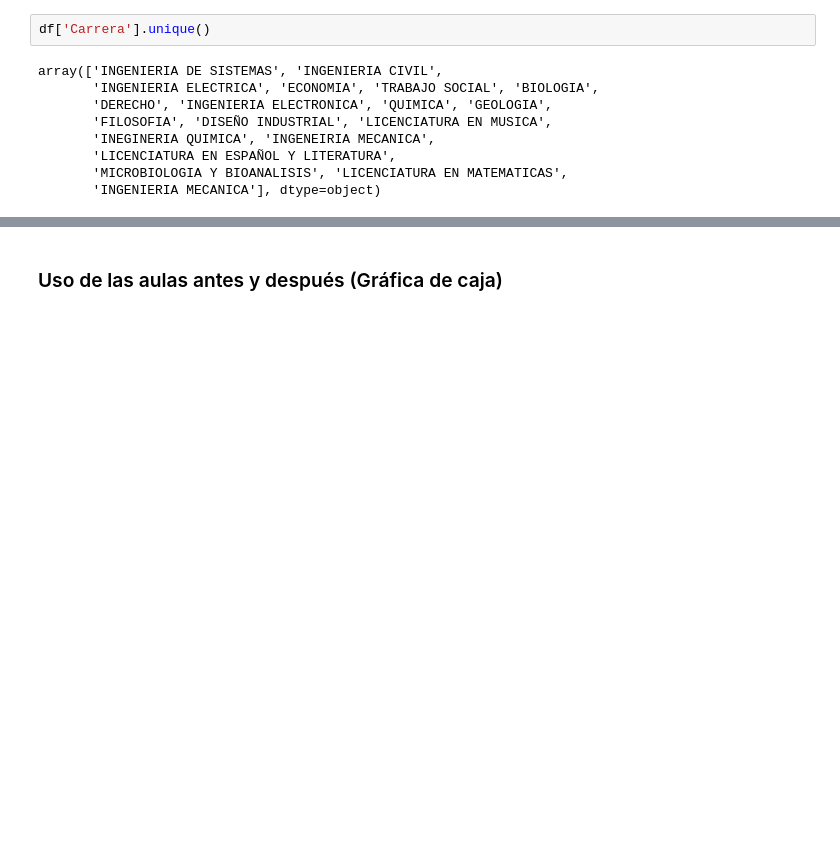
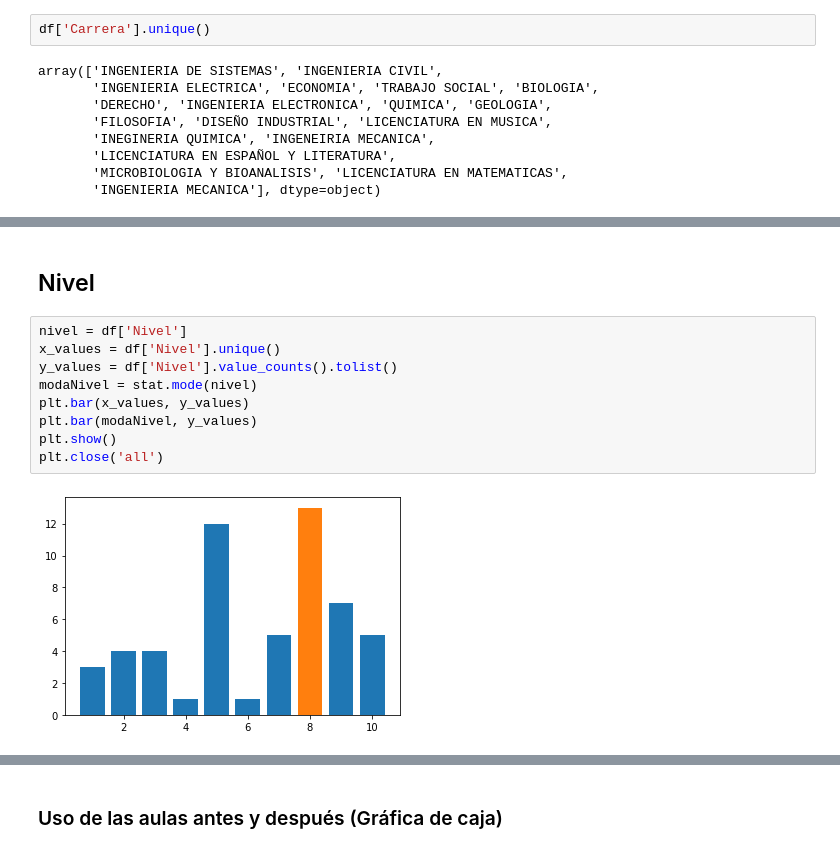
Before and after one commit to sebastianmora04/estadistica_j1, a Jupyter notebook: modelo.ipynb, the cells around one changed output, grey strips where cells are left out. Drawn from its saved outputs; the diff is of its cells as text; blank space fills up the shorter version.

```diff
--- a/modelo.ipynb
+++ b/modelo.ipynb
@@ -115,0 +106,13 @@ plt.show()
+# %% [markdown]
+## Nivel
+# %%
+nivel = df['Nivel']
+x_values = df['Nivel'].unique()
+y_values = df['Nivel'].value_counts().tolist()
+modaNivel = stat.mode(nivel)
+plt.bar(x_values, y_values)
+plt.bar(modaNivel, y_values)
+plt.show()
+plt.close('all')
+# %% [output]
+[figure, added]
```
Also changed, not shown: parts of 13 cells of this notebook.
